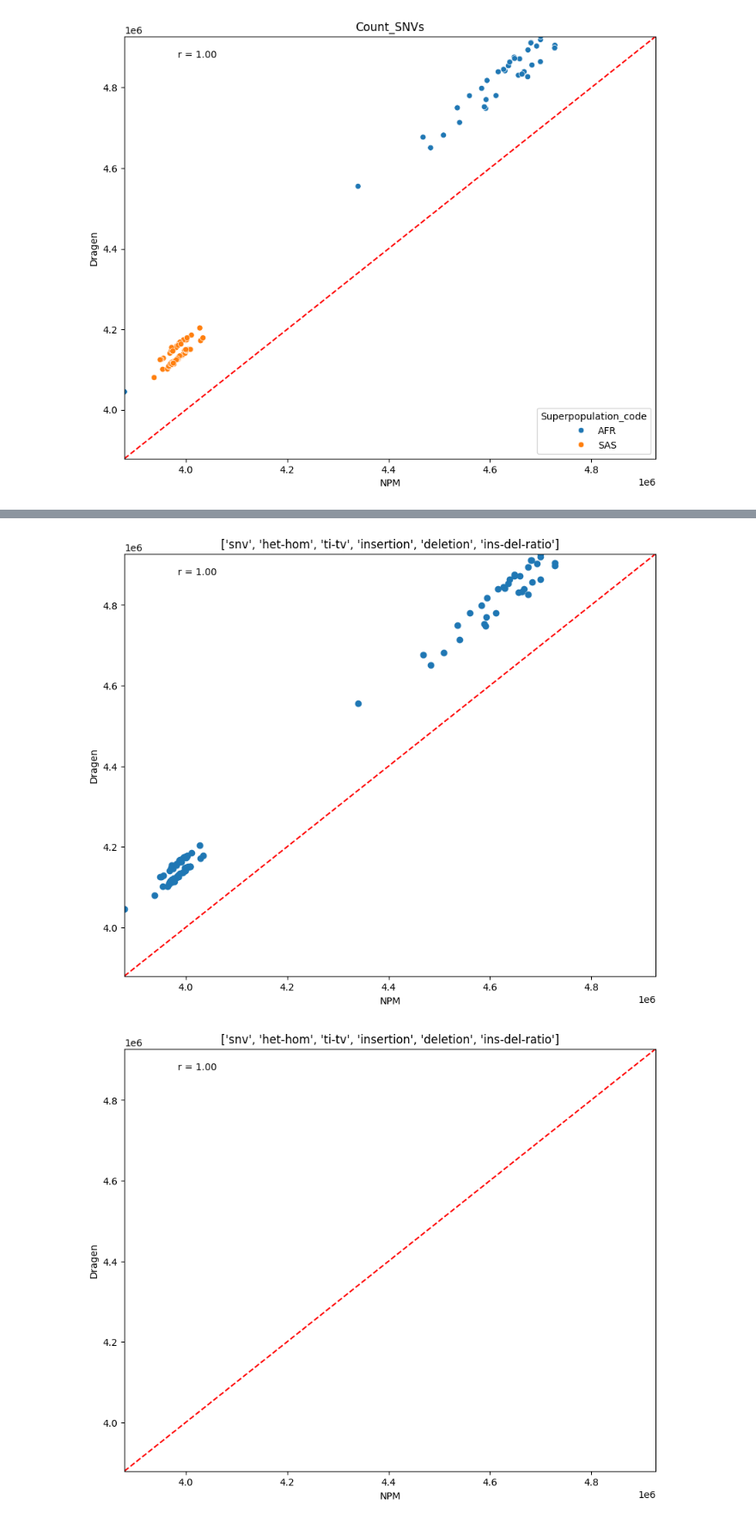
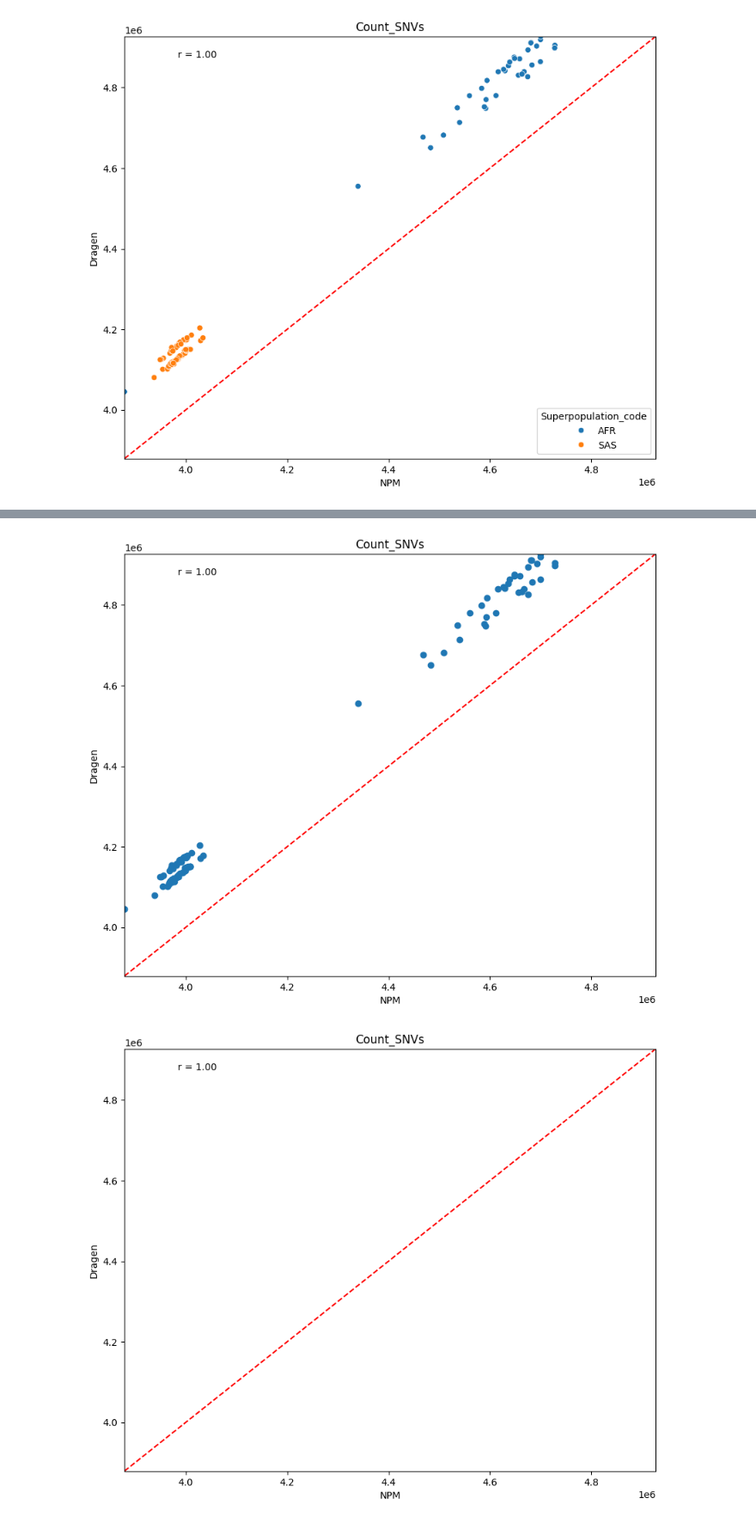
Before and after one commit to ga4gh/quality-control-wgs, a Jupyter notebook: benchmark_resources/stats/Metrics_correlation.ipynb, the cells around one changed output, grey strips where cells are left out. Shown at 86% size. Drawn from its saved outputs; the diff is of its cells as text; code cells hidden in the pictures.

Commit message:
update correlation_plot code

```diff
--- a/benchmark_resources/stats/Metrics_correlation.ipynb
+++ b/benchmark_resources/stats/Metrics_correlation.ipynb
@@ -115,23 +131,24 @@ Text(0.1, 0.95, 'r = 1.00')
 # %%
 # plt.scatter(x, y, c='tab:blue')
 xcols = npm_col.columns.tolist()
 ycols = dragen_col.columns.tolist()
 
 for i in range(len(xcols)):
     # sns.scatterplot(data=merged_dft, npm_col[xcols[i]], dragen_col[ycols[i]], hue='Superpopulation_code' )
     plt.scatter(npm_col[xcols[i]], dragen_col[ycols[i]])
     plt.xlabel('NPM')
     plt.ylabel('Dragen')
-    plt.title(xcols)
+    # plt.title(xcols)
+    plt.title('Count_SNVs')
     plt.rcParams.update({'figure.figsize':(10,8), 'figure.dpi':100})
     r, p = stats.pearsonr(npm_col[xcols[i]], dragen_col[ycols[i]])
     plt.plot([lineStart, lineEnd], [lineStart, lineEnd], color = 'r', linestyle = 'dashed')
     plt.xlim(lineStart, lineEnd)
     plt.ylim(lineStart, lineEnd)
     plt.annotate('r = {:.2f}'.format(r), xy=(0.1, 0.95), xycoords='axes fraction')
     plt.show()
 
 # plt.legend(bbox_to_anchor=(1.025,1), loc='upper left', borderaxespad=0.)
 # %% [output]
-[figure, old version]
+[figure, new version]
-[figure, old version]
+[figure, new version]
```
Also changed, not shown: parts of 3 cells of this notebook.
